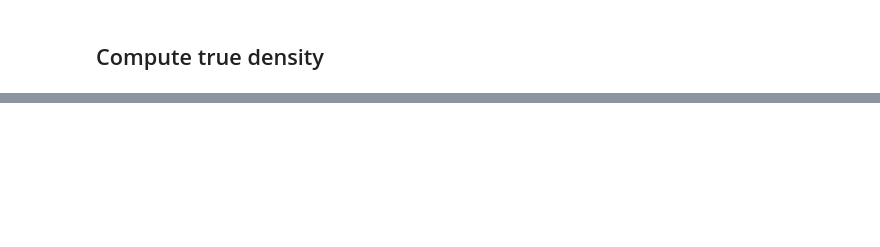
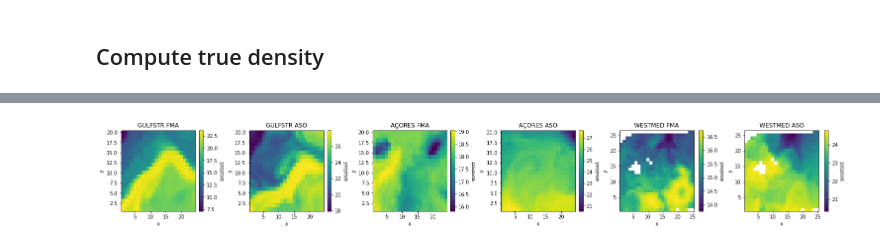
Before and after one commit to anastasiaGor/oceanDataNotebooks, a Jupyter notebook: density_ML/06-cloud_version.ipynb, the cells around one changed output, grey strips where cells are left out. Saved outputs shown, nothing was run; the diff lists cells and outputs as text; code cells hidden in the pictures; blank space fills up the shorter version.

```diff
--- a/density_ML/06-cloud_version.ipynb
+++ b/density_ML/06-cloud_version.ipynb
@@ -97,12 +83,0 @@ Wall time: 12 ms
-# %%
-%%time
-for i in range(len(data)) :
-    ds = data[i]['HR_coarsened']
-    # subgrid temperature and salinity variance
-    #ds['var_T'] = ds['sst_sqr'] - ds['sosstsst']**2
-    ds.assign(var_T = ds['sst_sqr'] - ds['sosstsst']**2)
-    # ds['var_S'] = ds['sal_sqr'] - ds['sosaline']**2
-    # # "model" density evaluated with the filtered fields
-    # ds['sigma0_model'] = xr.apply_ufunc(gsw.density.sigma0, ds['sosaline'], ds['sosstsst'], dask='parallelized')
-    # # density error
-    # ds['sigma0_delta'] = ds['sigma0_true'] - ds['sigma0_model']
@@ -130,0 +86,6 @@ Coordinates: (12/17)
+# %%
+metrics_HR = {
+    ('X',): ['e1t', 'e1u', 'e1v', 'e1f'], # X distances
+    ('Y',): ['e2t', 'e2u', 'e2v', 'e2f'], # Y distances
+    ('X', 'Y',): ['area_t', 'area_u', 'area_v', 'area_f'] # Areas
+}
@@ -130,0 +120,2 @@ Coordinates: (12/17)
+# %%
+eORCA025_global_mesh = xr.open_dataset('../global_eORCA025_mesh.nc')
@@ -130,0 +187,4 @@ Coordinates: (12/17)
+# %%
+%%timeit
+for i in range(len(data)) :
+    data[i]['LR'] = coarsen(data[i]['HR'])
@@ -130,0 +193,8 @@ Coordinates: (12/17)
+# %%
+%%time
+fig, ax = plt.subplots(ncols=len(data), nrows=1, figsize=(3.5*len(data),3), constrained_layout=True)
+for i in range(len(data)) :
+    #data[i]['HR'].isel(time_counter=0)['sosstsst'].fillna(data[i]['HR'].isel(time_counter=0)['sosstsst'].mean()).plot(ax=ax[i])
+    data[i]['LR'].isel(time_counter=0)['sosstsst'].plot(ax=ax[i])
+    ax[i].set(title=data[i]['label'])
+# %% [output]
@@ -130,0 +203 @@ Coordinates: (12/17)
+[figure, added]
```
Also changed, not shown: parts of 26 cells of this notebook, 1 other file.
